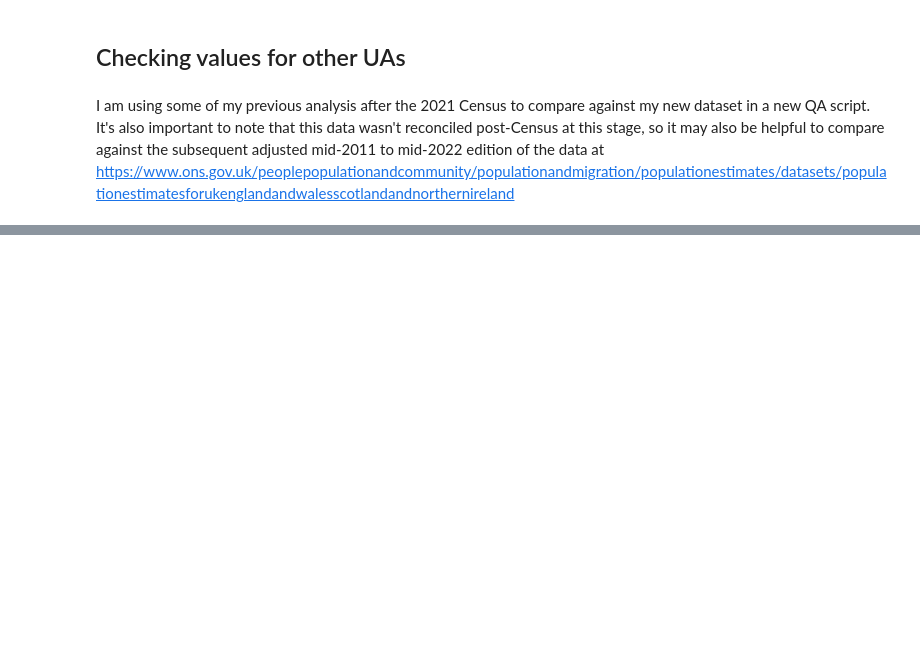
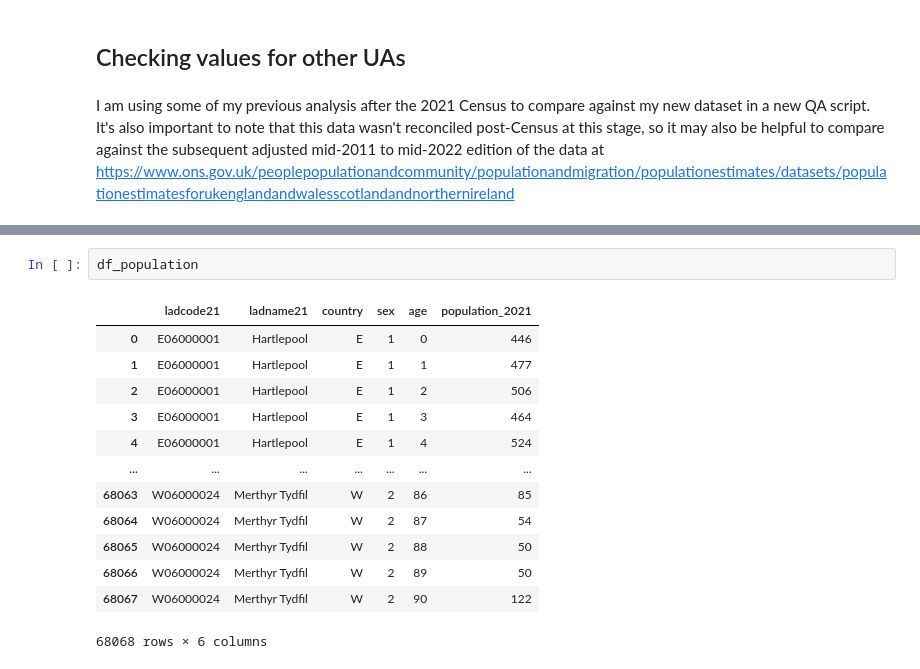
Before and after one commit to Prison-Reform-Trust/womens-imprisonment-PFA, a Jupyter notebook: notebooks/processing_data/1.7-ah-combine-custody-pfa-population.ipynb, the cells around one changed output, grey strips where cells are left out. Saved outputs shown, nothing was run; the diff lists cells and outputs as text; blank space fills up the shorter version.

```diff
--- a/notebooks/processing_data/1.7-ah-combine-custody-pfa-population.ipynb
+++ b/notebooks/processing_data/1.7-ah-combine-custody-pfa-population.ipynb
@@ -135,0 +137,16 @@ df_population, df_reconciliation = src.data.LA_PFA_QA.load_data()
+# %%
+df_population
+# %% [output]
+|  | ladcode21 | ladname21 | country | sex | age | population_2021 |
+| 0 | E06000001 | Hartlepool | E | 1 | 0 | 446 |
+| 1 | E06000001 | Hartlepool | E | 1 | 1 | 477 |
+| 2 | E06000001 | Hartlepool | E | 1 | 2 | 506 |
+| 3 | E06000001 | Hartlepool | E | 1 | 3 | 464 |
+| 4 | E06000001 | Hartlepool | E | 1 | 4 | 524 |
+| ... | ... | ... | ... | ... | ... | ... |
+| 68063 | W06000024 | Merthyr Tydfil | W | 2 | 86 | 85 |
+| 68064 | W06000024 | Merthyr Tydfil | W | 2 | 87 | 54 |
+| 68065 | W06000024 | Merthyr Tydfil | W | 2 | 88 | 50 |
+| 68066 | W06000024 | Merthyr Tydfil | W | 2 | 89 | 50 |
+| 68067 | W06000024 | Merthyr Tydfil | W | 2 | 90 | 122 |
+68068 rows × 6 columns
```
Also changed, not shown: parts of 8 cells of this notebook, 1 other file.
